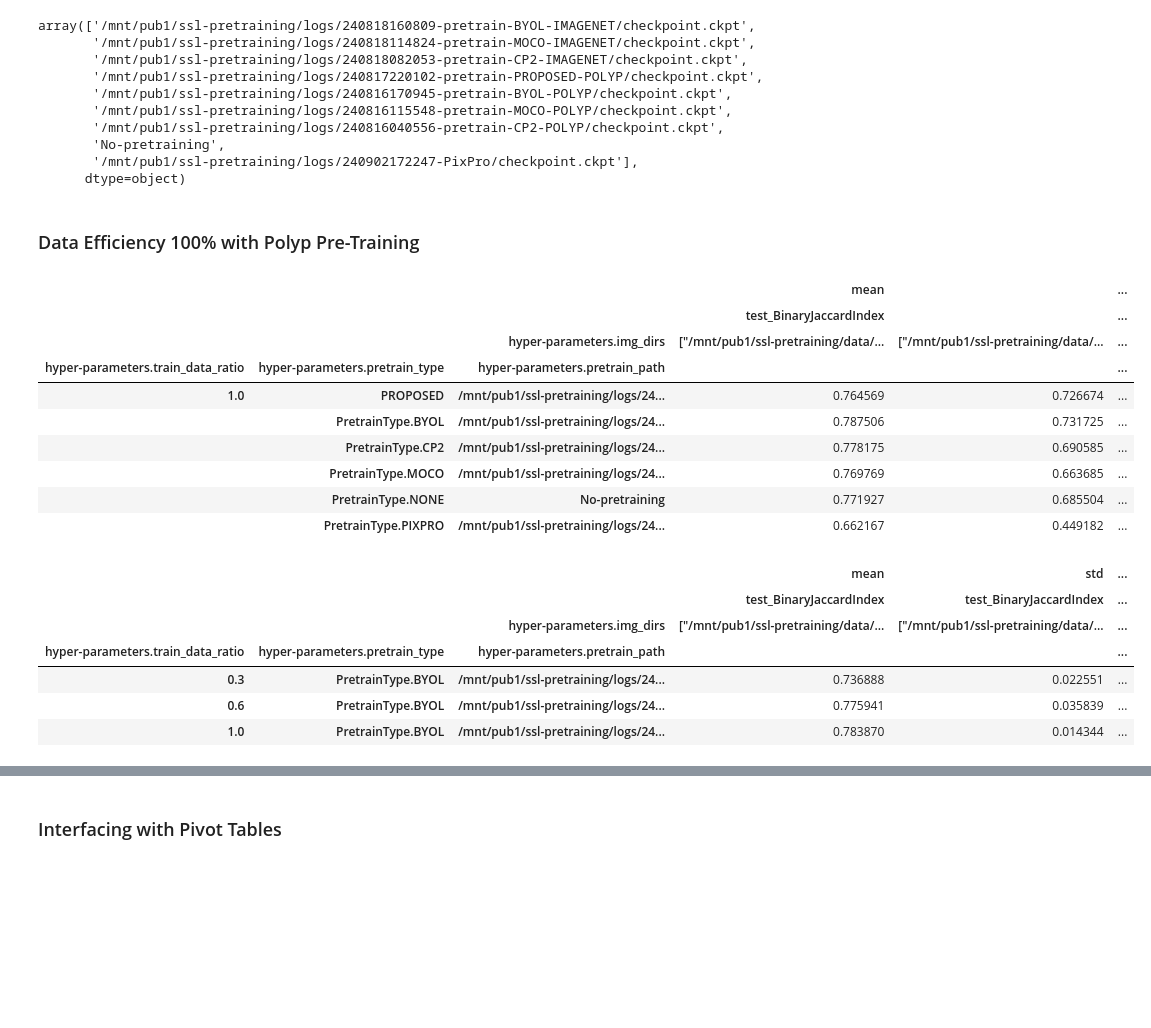
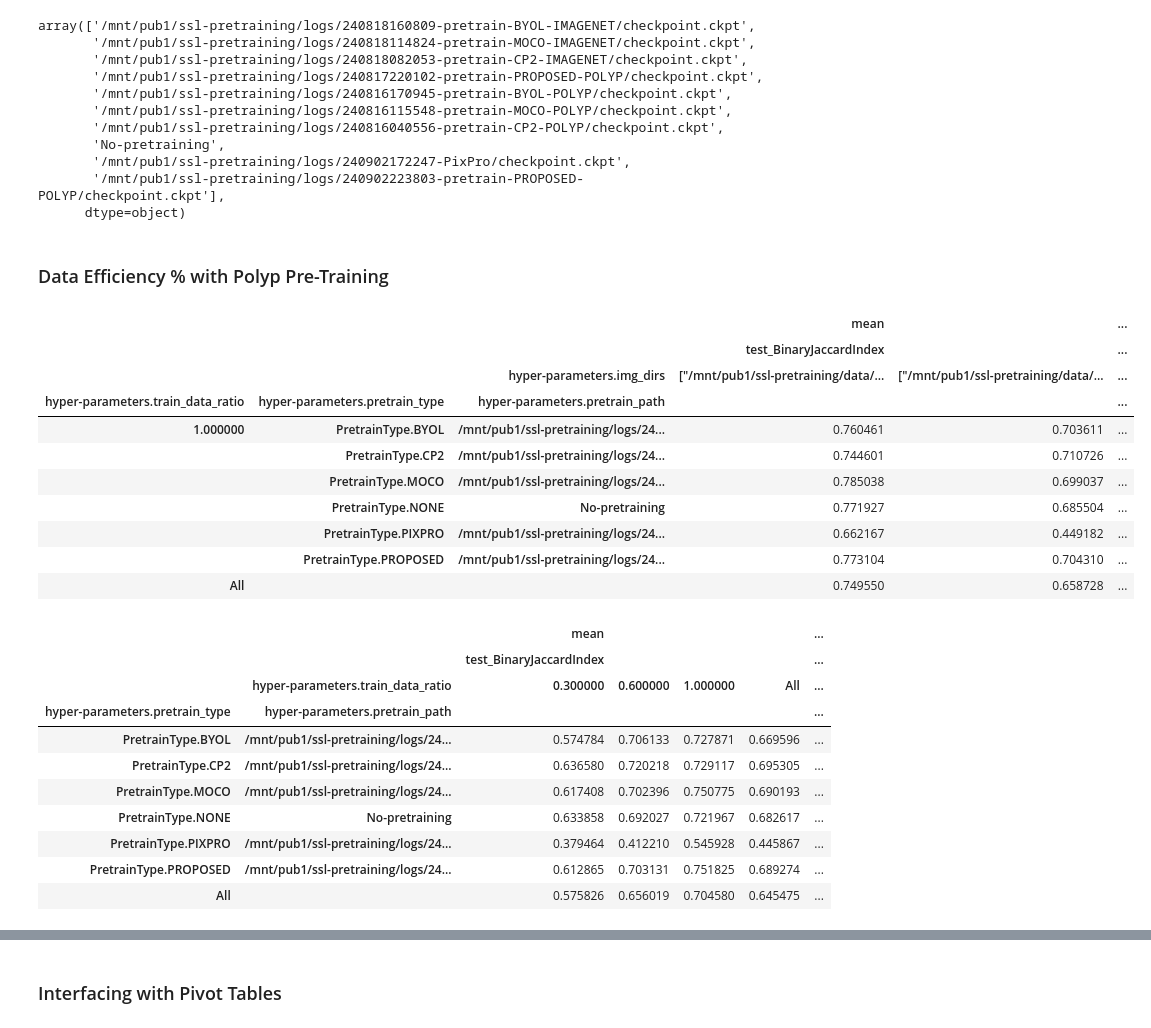
Before and after one commit to kimathikaai/CP2, a Jupyter notebook: tools/wandb.ipynb, the cells around one changed output, grey strips where cells are left out. Drawn from its saved outputs; the diff is of its cells as text; code cells hidden in the pictures; blank space fills up the shorter version.

```diff
--- a/tools/wandb.ipynb
+++ b/tools/wandb.ipynb
@@ -11,7 +14,7 @@ import pathlib
 %autoreload 2
 # %%
 # Get the results file
-CSV_FILE = '/Users/kimathikaai/Downloads/NIPS2024 - wandb_results.csv'
+CSV_FILE = '/Users/kimathikaai/Downloads/NIPS2024 - wandb-results-v1.csv'
 # Get the pandas dataframe
 df = pd.read_csv(CSV_FILE)
 print(f"{len(df) = }, {df.columns = }")
@@ -44,7 +47,15 @@ def get_pivot(data):
         data=data,
         values=['test_BinaryJaccardIndex'],
         index=['hyper-parameters.train_data_ratio', 'hyper-parameters.pretrain_type', 'hyper-parameters.pretrain_path'],
-        columns=['hyper-parameters.img_dirs'], aggfunc=["mean","std", "count"])
+        columns=['hyper-parameters.img_dirs'], aggfunc=["mean","std", "count"], margins=True)
+
+def get_ratio_pivot(data):
+    return pd.pivot_table(
+        data=data,
+        values=['test_BinaryJaccardIndex'],
+        index=['hyper-parameters.pretrain_type', 'hyper-parameters.pretrain_path'],
+        columns=['hyper-parameters.train_data_ratio'], aggfunc=["mean","std", "count"], margins=True).style.background_gradient()
+
 get_pivot(df)
 # %% [output]
 |  |  |  | mean |  | ... |
@@ -78,43 +89,60 @@ array(['/mnt/pub1/ssl-pretraining/logs/240818160809-pretrain-BYOL-IMAGENET/check
        '/mnt/pub1/ssl-pretraining/logs/240816115548-pretrain-MOCO-POLYP/checkpoint.ckpt',
        '/mnt/pub1/ssl-pretraining/logs/240816040556-pretrain-CP2-POLYP/checkpoint.ckpt',
        'No-pretraining',
-       '/mnt/pub1/ssl-pretraining/logs/240902172247-PixPro/checkpoint.ckpt'],
+       '/mnt/pub1/ssl-pretraining/logs/240902172247-PixPro/checkpoint.ckpt',
+       '/mnt/pub1/ssl-pretraining/logs/240902223803-pretrain-PROPOSED-POLYP/checkpoint.ckpt'],
       dtype=object)
 # %% [markdown]
-### Data Efficiency 100% with Polyp Pre-Training
+### Data Efficiency % with Polyp Pre-Training
 # %%
-data = df.loc[(df['hyper-parameters.train_data_ratio']==1)&(df['hyper-parameters.pretrain_path'].str.contains('IMAGENET')==False)]
-get_pivot(data)
+data = df.loc[
+    (df['hyper-parameters.train_data_ratio'].isin([1]))
+    &(df['hyper-parameters.pretrain_path'].str.contains('IMAGENET')==False)
+    &(df['hyper-parameters.pretrain_type'].str.contains('OLD')==False) # Ignore old results
+    # &(df['hyper-parameters.img_dirs'].isin(
+    #     [
+    #         '["/mnt/pub1/ssl-pretraining/data/Kvasir-SEG/Images"]',
+    #         '["/mnt/pub1/ssl-pretraining/data/CVC-ClinicDB/Images"]',
+    #         '["/mnt/pub1/ssl-pretraining/data/ETIS-LaribPolypDB/Images"]'
+    #     ]))
+]
+get_pivot(data).style.background_gradient()
 # %% [output]
 |  |  |  | mean |  | ... |
 |  |  |  | test_BinaryJaccardIndex |  | ... |
 |  |  | hyper-parameters.img_dirs | ["/mnt/pub1/ssl-pretraining/data/... | ["/mnt/pub1/ssl-pretraining/data/... | ... |
 | hyper-parameters.train_data_ratio | hyper-parameters.pretrain_type | hyper-parameters.pretrain_path |  |  | ... |
-| 1.0 | PROPOSED | /mnt/pub1/ssl-pretraining/logs/24... | 0.764569 | 0.726674 | ... |
-|  | PretrainType.BYOL | /mnt/pub1/ssl-pretraining/logs/24... | 0.787506 | 0.731725 | ... |
-|  | PretrainType.CP2 | /mnt/pub1/ssl-pretraining/logs/24... | 0.778175 | 0.690585 | ... |
-|  | PretrainType.MOCO | /mnt/pub1/ssl-pretraining/logs/24... | 0.769769 | 0.663685 | ... |
+| 1.000000 | PretrainType.BYOL | /mnt/pub1/ssl-pretraining/logs/24... | 0.760461 | 0.703611 | ... |
+|  | PretrainType.CP2 | /mnt/pub1/ssl-pretraining/logs/24... | 0.744601 | 0.710726 | ... |
+|  | PretrainType.MOCO | /mnt/pub1/ssl-pretraining/logs/24... | 0.785038 | 0.699037 | ... |
 |  | PretrainType.NONE | No-pretraining | 0.771927 | 0.685504 | ... |
 |  | PretrainType.PIXPRO | /mnt/pub1/ssl-pretraining/logs/24... | 0.662167 | 0.449182 | ... |
+|  | PretrainType.PROPOSED | /mnt/pub1/ssl-pretraining/logs/24... | 0.773104 | 0.704310 | ... |
+| All |  |  | 0.749550 | 0.658728 | ... |
 # %%
 # Using groupby
 dataset = '["/mnt/pub1/ssl-pretraining/data/Kvasir-SEG/Images"]'
 method = 'PretrainType.BYOL'
 data = df.loc[
     (df['hyper-parameters.pretrain_path'].str.contains('IMAGENET')==False) # Ignore imagenet pre-training
-    &(df['hyper-parameters.pretrain_type']==method)
-    &(df['hyper-parameters.img_dirs']==dataset)
+    # &(df['hyper-parameters.pretrain_type']==method)
+    &(df['hyper-parameters.pretrain_type'].str.contains('OLD')==False) # Ignore old results
+    # &(df['hyper-parameters.img_dirs']==dataset)
 ]
-pivot = get_pivot(data)
+pivot = get_ratio_pivot(data)
 pivot
 # %% [output]
-|  |  |  | mean | std | ... |
-|  |  |  | test_BinaryJaccardIndex | test_BinaryJaccardIndex | ... |
-|  |  | hyper-parameters.img_dirs | ["/mnt/pub1/ssl-pretraining/data/... | ["/mnt/pub1/ssl-pretraining/data/... | ... |
-| hyper-parameters.train_data_ratio | hyper-parameters.pretrain_type | hyper-parameters.pretrain_path |  |  | ... |
-| 0.3 | PretrainType.BYOL | /mnt/pub1/ssl-pretraining/logs/24... | 0.736888 | 0.022551 | ... |
-| 0.6 | PretrainType.BYOL | /mnt/pub1/ssl-pretraining/logs/24... | 0.775941 | 0.035839 | ... |
-| 1.0 | PretrainType.BYOL | /mnt/pub1/ssl-pretraining/logs/24... | 0.783870 | 0.014344 | ... |
+|  |  | mean |  |  |  | ... |
+|  |  | test_BinaryJaccardIndex |  |  |  | ... |
+|  | hyper-parameters.train_data_ratio | 0.300000 | 0.600000 | 1.000000 | All | ... |
+| hyper-parameters.pretrain_type | hyper-parameters.pretrain_path |  |  |  |  | ... |
+| PretrainType.BYOL | /mnt/pub1/ssl-pretraining/logs/24... | 0.574784 | 0.706133 | 0.727871 | 0.669596 | ... |
+| PretrainType.CP2 | /mnt/pub1/ssl-pretraining/logs/24... | 0.636580 | 0.720218 | 0.729117 | 0.695305 | ... |
+| PretrainType.MOCO | /mnt/pub1/ssl-pretraining/logs/24... | 0.617408 | 0.702396 | 0.750775 | 0.690193 | ... |
+| PretrainType.NONE | No-pretraining | 0.633858 | 0.692027 | 0.721967 | 0.682617 | ... |
+| PretrainType.PIXPRO | /mnt/pub1/ssl-pretraining/logs/24... | 0.379464 | 0.412210 | 0.545928 | 0.445867 | ... |
+| PretrainType.PROPOSED | /mnt/pub1/ssl-pretraining/logs/24... | 0.612865 | 0.703131 | 0.751825 | 0.689274 | ... |
+| All |  | 0.575826 | 0.656019 | 0.704580 | 0.645475 | ... |
 # %%
 # Plot the pivot table
 data = df.loc[
```
Also changed, not shown: parts of 11 cells of this notebook.
